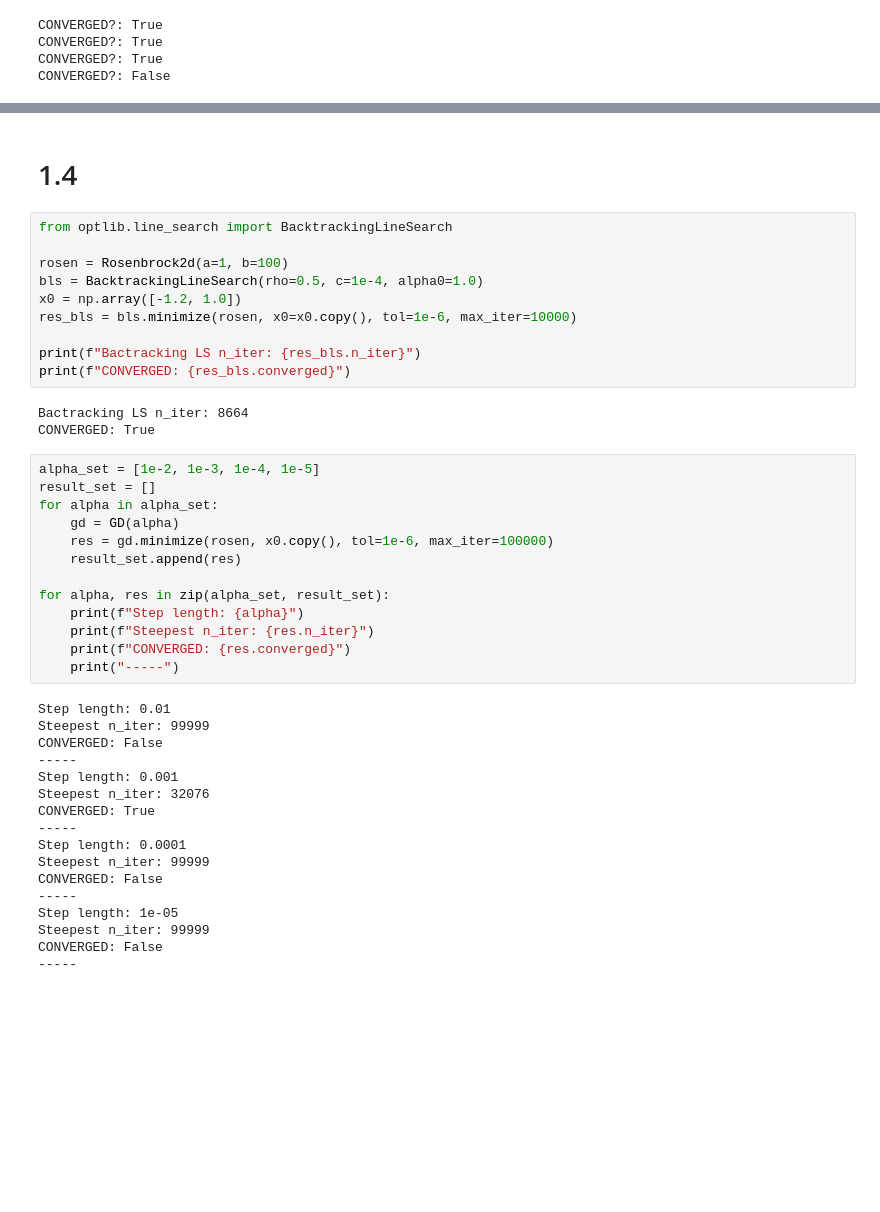
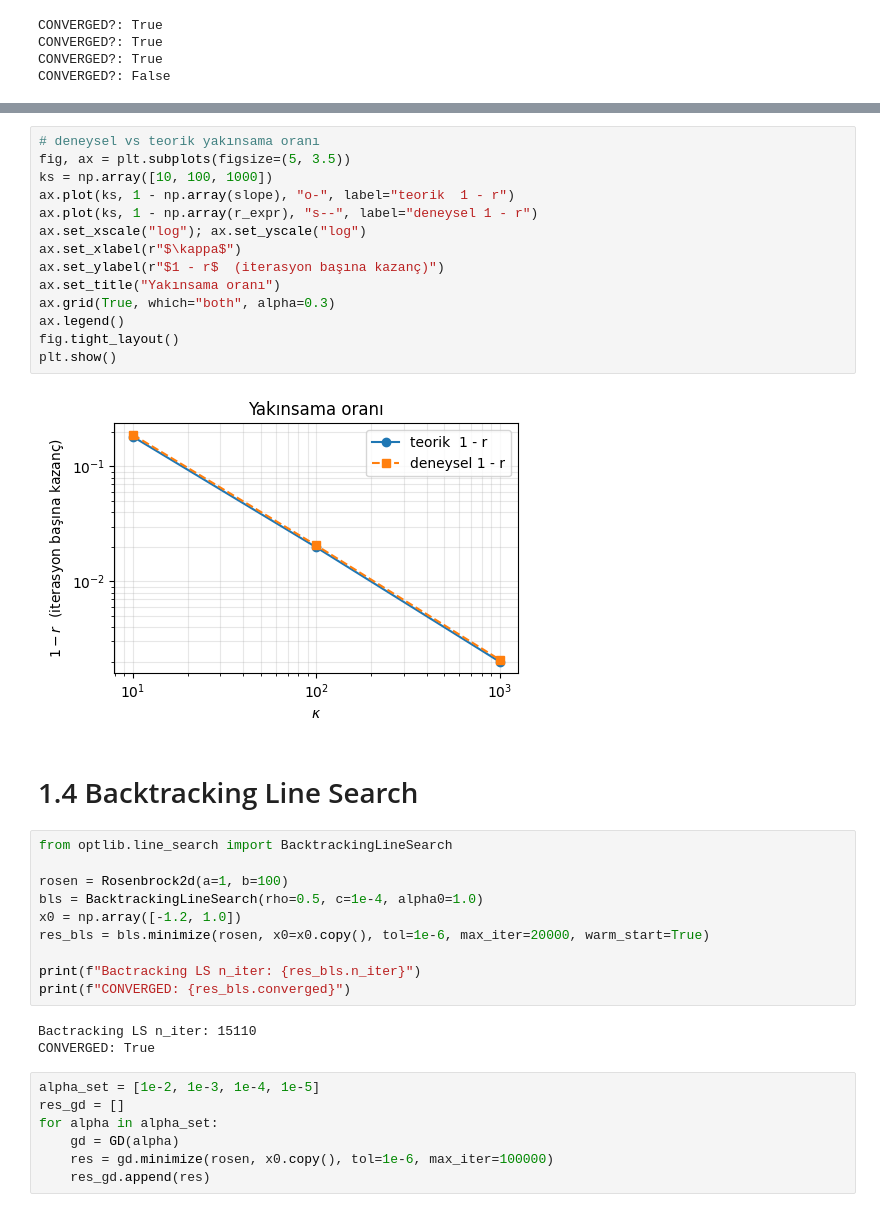
Before and after one commit to abardakci/optlib, a Jupyter notebook: notebooks/01-basics.ipynb, the cells around one changed output, grey strips where cells are left out. Saved outputs shown, nothing was run; the diff lists cells and outputs as text; blank space fills up the shorter version.

```diff
--- a/notebooks/01-basics.ipynb
+++ b/notebooks/01-basics.ipynb
@@ -169,45 +188,38 @@ print(r_expr)
+# %%
+# deneysel vs teorik yakınsama oranı
+fig, ax = plt.subplots(figsize=(5, 3.5))
+ks = np.array([10, 100, 1000])
+ax.plot(ks, 1 - np.array(slope), "o-", label="teorik  1 - r")
+ax.plot(ks, 1 - np.array(r_expr), "s--", label="deneysel 1 - r")
+ax.set_xscale("log"); ax.set_yscale("log")
+ax.set_xlabel(r"$\kappa$")
+ax.set_ylabel(r"$1 - r$  (iterasyon başına kazanç)")
+ax.set_title("Yakınsama oranı")
+ax.grid(True, which="both", alpha=0.3)
+ax.legend()
+fig.tight_layout()
+plt.show()
+# %% [output]
+[figure, added]
 # %% [markdown]
-# 1.4
+# 1.4 Backtracking Line Search
 # %%
 from optlib.line_search import BacktrackingLineSearch
 
 rosen = Rosenbrock2d(a=1, b=100)
 bls = BacktrackingLineSearch(rho=0.5, c=1e-4, alpha0=1.0)
 x0 = np.array([-1.2, 1.0])
-res_bls = bls.minimize(rosen, x0=x0.copy(), tol=1e-6, max_iter=10000)
+res_bls = bls.minimize(rosen, x0=x0.copy(), tol=1e-6, max_iter=20000, warm_start=True)
 
 print(f"Bactracking LS n_iter: {res_bls.n_iter}")
 print(f"CONVERGED: {res_bls.converged}")
 # %% [output]
-Bactracking LS n_iter: 8664
+Bactracking LS n_iter: 15110
 CONVERGED: True
 # %%
 alpha_set = [1e-2, 1e-3, 1e-4, 1e-5]
-result_set = []
+res_gd = []
 for alpha in alpha_set:
     gd = GD(alpha)
     res = gd.minimize(rosen, x0.copy(), tol=1e-6, max_iter=100000)
-    result_set.append(res)
-
-for alpha, res in zip(alpha_set, result_set):
-    print(f"Step length: {alpha}")
-    print(f"Steepest n_iter: {res.n_iter}")
-    print(f"CONVERGED: {res.converged}")
-    print("-----")
+    res_gd.append(res)
-# %% [output]
-Step length: 0.01
-Steepest n_iter: 99999
-CONVERGED: False
------
-Step length: 0.001
-Steepest n_iter: 32076
-CONVERGED: True
------
-Step length: 0.0001
-Steepest n_iter: 99999
-CONVERGED: False
------
-Step length: 1e-05
-Steepest n_iter: 99999
-CONVERGED: False
------
```
Also changed, not shown: parts of 11 cells of this notebook, 4 other files.
